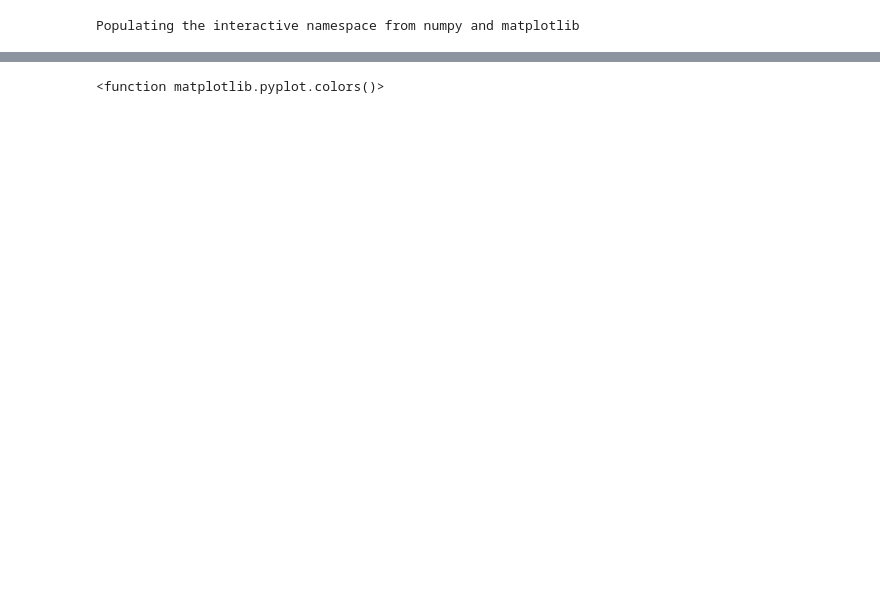
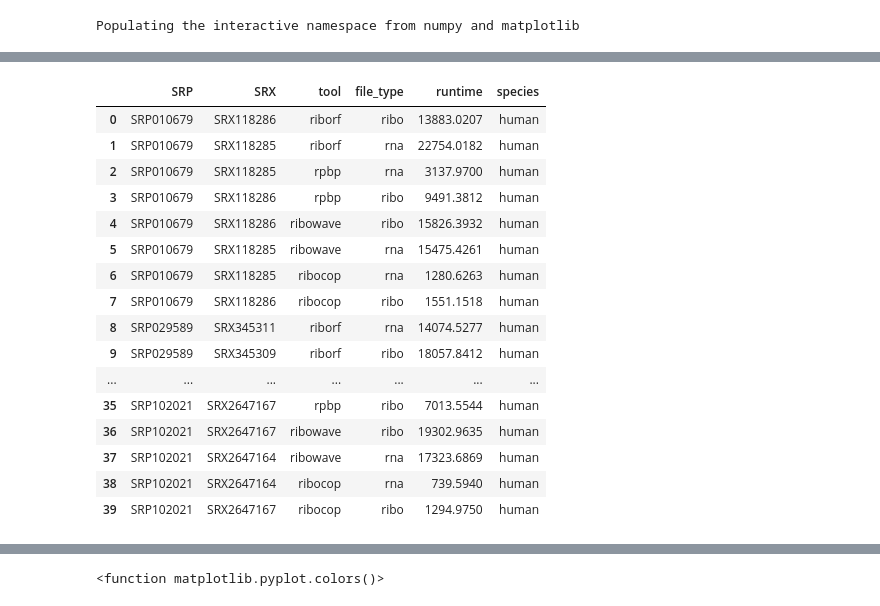
Before and after one commit to smithlabcode/ribotricer-results, a Jupyter notebook: notebooks/14.time-requirements.ipynb, the cells around one changed output, grey strips where cells are left out. Cells and saved outputs as stored; diff of their text form; code cells hidden in the pictures; blank space fills up the shorter version.

```diff
--- a/notebooks/14.time-requirements.ipynb
+++ b/notebooks/14.time-requirements.ipynb
@@ -76,3 +157,24 @@ df.head()
+# %%
+combined_df = pd.concat([hg_df, mm_df], ignore_index=True)
+combined_df.to_csv('../')
+# %% [output]
+|  | SRP | SRX | tool | file_type | runtime | species |
+| 0 | SRP010679 | SRX118286 | riborf | ribo | 13883.0207 | human |
+| 1 | SRP010679 | SRX118285 | riborf | rna | 22754.0182 | human |
+| 2 | SRP010679 | SRX118285 | rpbp | rna | 3137.9700 | human |
+| 3 | SRP010679 | SRX118286 | rpbp | ribo | 9491.3812 | human |
+| 4 | SRP010679 | SRX118286 | ribowave | ribo | 15826.3932 | human |
+| 5 | SRP010679 | SRX118285 | ribowave | rna | 15475.4261 | human |
+| 6 | SRP010679 | SRX118285 | ribocop | rna | 1280.6263 | human |
+| 7 | SRP010679 | SRX118286 | ribocop | ribo | 1551.1518 | human |
+| 8 | SRP029589 | SRX345311 | riborf | rna | 14074.5277 | human |
+| 9 | SRP029589 | SRX345309 | riborf | ribo | 18057.8412 | human |
+| ... | ... | ... | ... | ... | ... | ... |
+| 35 | SRP102021 | SRX2647167 | rpbp | ribo | 7013.5544 | human |
+| 36 | SRP102021 | SRX2647167 | ribowave | ribo | 19302.9635 | human |
+| 37 | SRP102021 | SRX2647164 | ribowave | rna | 17323.6869 | human |
+| 38 | SRP102021 | SRX2647164 | ribocop | rna | 739.5940 | human |
+| 39 | SRP102021 | SRX2647167 | ribocop | ribo | 1294.9750 | human |
 # %%
 sns.set_context('paper', font_scale=3)
 sns.set_style('white')
```
Also changed, not shown: parts of 6 cells of this notebook, 1 other file.
